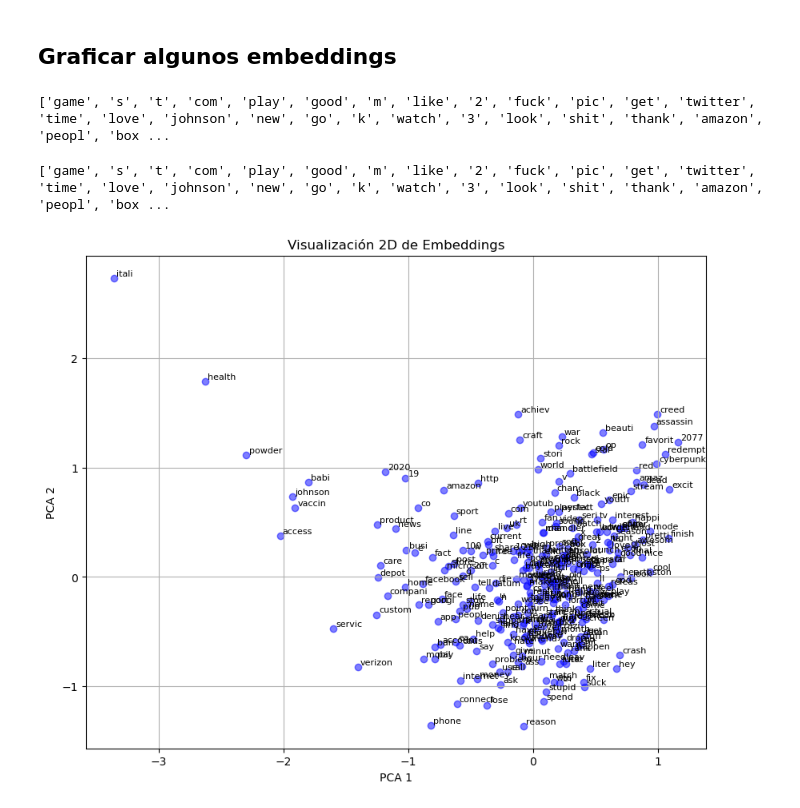
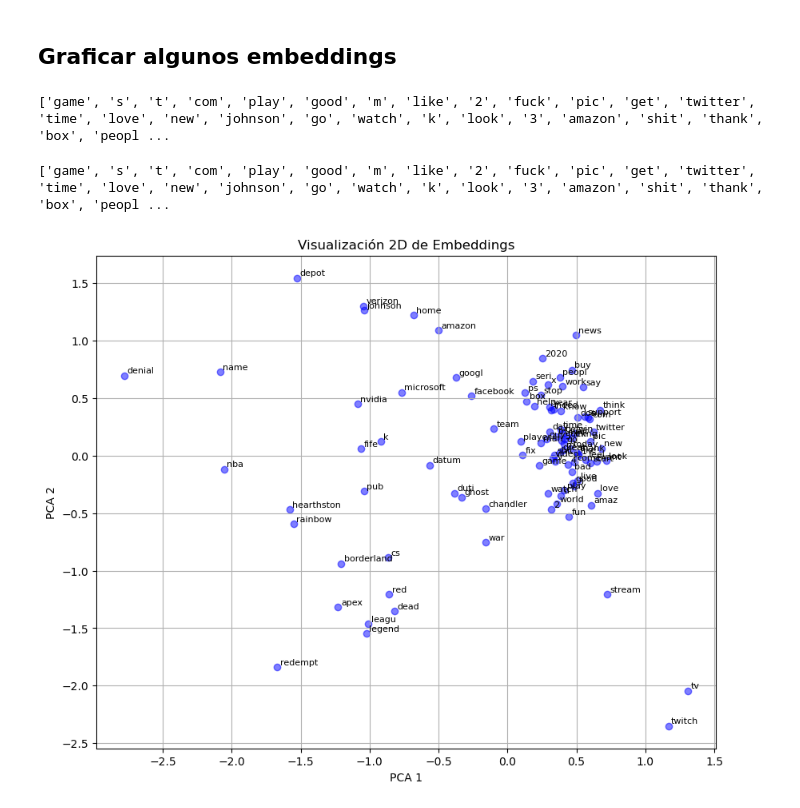
Before and after one commit to diegourielvr/sentiment_analysis, a Jupyter notebook: notebooks/twitter/05_W2V._twitter.ipynb, the cells around one changed output. Cells and saved outputs as stored; diff of their text form; code cells hidden in the pictures.

Commit message:
refactor w2v tiktok + twitter

```diff
--- a/notebooks/twitter/05_W2V._twitter.ipynb
+++ b/notebooks/twitter/05_W2V._twitter.ipynb
@@ -70,7 +75,7 @@ from src.trainers.utils import EmbeddingLoader
 from constants.constants_twitter import EMBEDDING_W2V_TWITTER_PATH
 
 path = f"{EMBEDDING_W2V_TWITTER_PATH}.bin"
-embedding_loader = EmbeddingLoader(path)
+embedding_loader = EmbeddingLoader(path, binary=True)
 word_vectors = embedding_loader.get_word_vectors()
 
 print(f" Tamaño de embeddings: {word_vectors.vector_size}")
@@ -163,14 +211,13 @@ Memoria total ocupada por los embeddings: 265058.98 KB -> 0.25 GB
 ## Graficar algunos embeddings
 # %%
 from sklearn.decomposition import PCA
-import numpy as np
 import plotly.express as px
 import plotly.io as pio
 
 bg_color="plotly_dark" # https://plotly.com/python/templates/
 pio.templates.default = bg_color # Establecer el tema oscuro por defecto
 
-words = list(word_vectors.index_to_key)[:300]
+words = list(word_vectors.index_to_key)[:100]
 print(words)
 embeddings = [embedding_loader.get_embedding(word) for word in words]
 embeddings = np.array(embeddings)
@@ -187,32 +234,29 @@ fig = px.scatter_3d(df_plot, x="X", y="Y", z="Z", text="word", title="Visualizac
 fig.update_traces(marker=dict(size=6), selector=dict(mode='markers+text'))  # Ajusta el tamaño de los puntos
 fig.show()
 # %% [output]
-['game', 's', 't', 'com', 'play', 'good', 'm', 'like', '2', 'fuck', 'pic', 'get', 'twitter', 'time', 'love', 'johnson', 'new', 'go', 'k', 'watch', '3', 'look', 'shit', 'thank', 'amazon', 'peopl', 'box ...
+['game', 's', 't', 'com', 'play', 'good', 'm', 'like', '2', 'fuck', 'pic', 'get', 'twitter', 'time', 'love', 'new', 'johnson', 'go', 'watch', 'k', 'look', '3', 'amazon', 'shit', 'thank', 'box', 'peopl ...
 # %%
-from sklearn.decomposition import PCA
-import numpy as np
-import matplotlib.pyplot as plt
 
-words = list(word_vectors.index_to_key)[:300]
+words = list(word_vectors.index_to_key)[:100]
 print(words)
 embeddings = [embedding_loader.get_embedding(word) for word in words]
 embeddings = np.array(embeddings)
 
 pca = PCA(n_components=2) # Reducción de embeddings a 2 dimensiones
 embeddings_2d = pca.fit_transform(embeddings)
 
 plt.figure(figsize=(10, 8))
 
 for i in range(len(embeddings_2d)):
     x, y_ = embeddings_2d[i]
     plt.scatter(x, y_, color='blue', alpha=0.5)
     plt.text(x + 0.02, y_ + 0.02, str(words[i]), fontsize=8)
 
 plt.xlabel('PCA 1')
 plt.ylabel('PCA 2')
 plt.title('Visualización 2D de Embeddings')
 plt.grid(True)
 plt.show()
 # %% [output]
-['game', 's', 't', 'com', 'play', 'good', 'm', 'like', '2', 'fuck', 'pic', 'get', 'twitter', 'time', 'love', 'johnson', 'new', 'go', 'k', 'watch', '3', 'look', 'shit', 'thank', 'amazon', 'peopl', 'box ...
+['game', 's', 't', 'com', 'play', 'good', 'm', 'like', '2', 'fuck', 'pic', 'get', 'twitter', 'time', 'love', 'new', 'johnson', 'go', 'watch', 'k', 'look', '3', 'amazon', 'shit', 'thank', 'box', 'peopl ...
-[figure, old version]
+[figure, new version]
```
Also changed, not shown: parts of 11 cells of this notebook, 2 other files.
